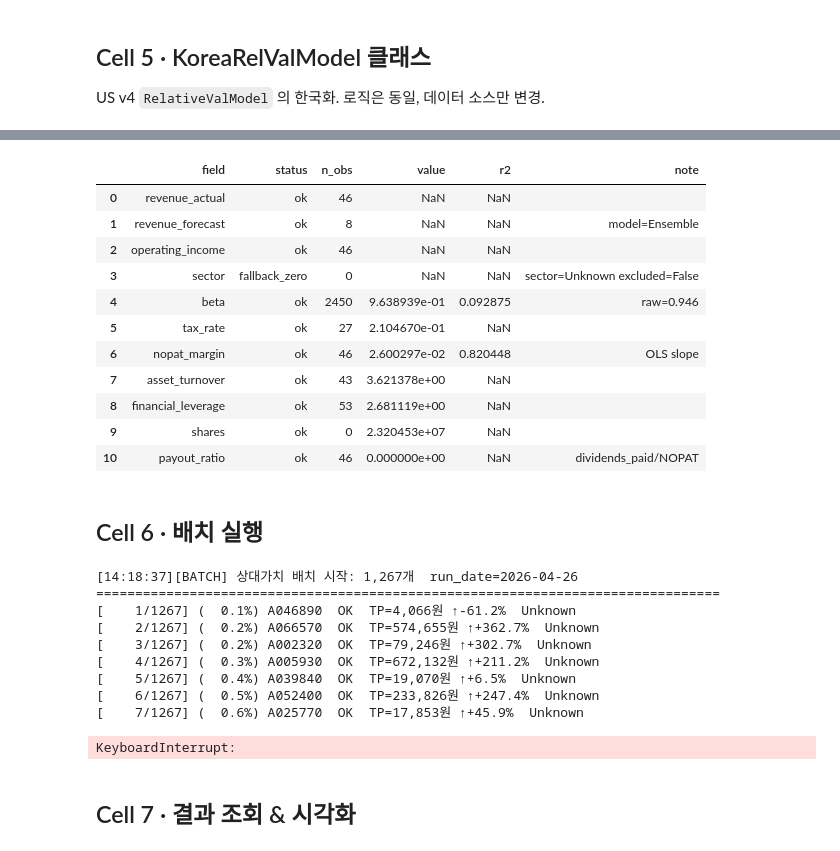
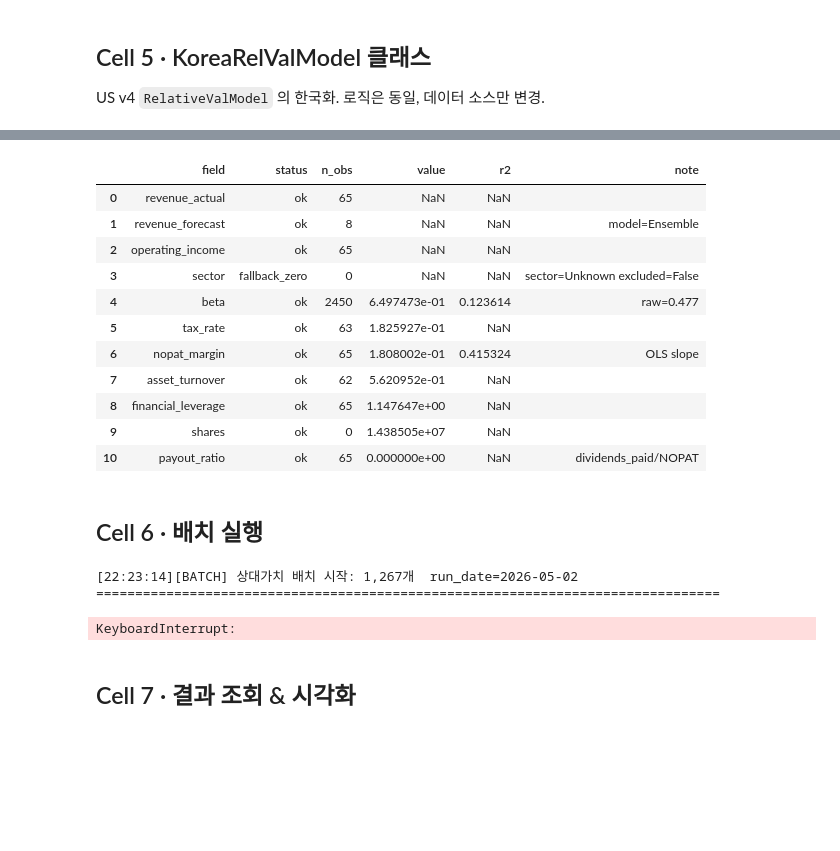
Before and after one commit to stox74/stock_forecast, a Jupyter notebook: Korea_Market/valuation/KR_FCFF_Valuation/korea_relative_valuation_v1.ipynb, the cells around one changed output, grey strips where cells are left out. Cells and saved outputs as stored; diff of their text form; code cells hidden in the pictures; blank space fills up the shorter version.

```diff
--- a/Korea_Market/valuation/KR_FCFF_Valuation/korea_relative_valuation_v1.ipynb
+++ b/Korea_Market/valuation/KR_FCFF_Valuation/korea_relative_valuation_v1.ipynb
@@ -130,7 +130,7 @@ OLS_MIN_SAMPLES     = 12
 WINSORIZE_LIMITS    = (0.05, 0.95)
 
 # 한국 GDP 성장률 (장기 추세)
-GDP_GROWTH = 0.025
+GDP_GROWTH = 0.04
 
 # ── ROE 구간별 g cap (US v4 로직) ──────────────────────────────
 ROE_MID_THRESHOLD  = 0.15
@@ -949,7 +949,7 @@ print(f"     g_cap: 저성장 GDP({GDP_GROWTH:.1%}) | 중성장 min({G_CAP_MID_F
       f"| 고성장 Re×{G_CAP_RE_RATIO}")
 
 # ── 단일 티커 테스트 ─────────────────────────────────────────
-TEST_TICKER = "A124500"
+TEST_TICKER = "A093190"
 print(f"\n[테스트] {TEST_TICKER}")
 _res = process_one_ticker_krv(TEST_TICKER, engine, db_info, RF, E_RM, KOSPI_PX,
                                verbose=True, save_db=False)
@@ -988,15 +988,15 @@ if _res["status"] == "ok":
 |  | field | status | n_obs | value | r2 | note |
-| 0 | revenue_actual | ok | 46 | NaN | NaN |  |
+| 0 | revenue_actual | ok | 65 | NaN | NaN |  |
 | 1 | revenue_forecast | ok | 8 | NaN | NaN | model=Ensemble |
-| 2 | operating_income | ok | 46 | NaN | NaN |  |
+| 2 | operating_income | ok | 65 | NaN | NaN |  |
 | 3 | sector | fallback_zero | 0 | NaN | NaN | sector=Unknown excluded=False |
-| 4 | beta | ok | 2450 | 9.638939e-01 | 0.092875 | raw=0.946 |
-| 5 | tax_rate | ok | 27 | 2.104670e-01 | NaN |  |
-| 6 | nopat_margin | ok | 46 | 2.600297e-02 | 0.820448 | OLS slope |
-| 7 | asset_turnover | ok | 43 | 3.621378e+00 | NaN |  |
-| 8 | financial_leverage | ok | 53 | 2.681119e+00 | NaN |  |
-| 9 | shares | ok | 0 | 2.320453e+07 | NaN |  |
-| 10 | payout_ratio | ok | 46 | 0.000000e+00 | NaN | dividends_paid/NOPAT |
+| 4 | beta | ok | 2450 | 6.497473e-01 | 0.123614 | raw=0.477 |
+| 5 | tax_rate | ok | 63 | 1.825927e-01 | NaN |  |
+| 6 | nopat_margin | ok | 65 | 1.808002e-01 | 0.415324 | OLS slope |
+| 7 | asset_turnover | ok | 62 | 5.620952e-01 | NaN |  |
+| 8 | financial_leverage | ok | 65 | 1.147647e+00 | NaN |  |
+| 9 | shares | ok | 0 | 1.438505e+07 | NaN |  |
+| 10 | payout_ratio | ok | 65 | 0.000000e+00 | NaN | dividends_paid/NOPAT |
 # %% [markdown]
 ## Cell 6 · 배치 실행
 # %%
@@ -1070,15 +1070,8 @@ if results:
     print("\n[상위 업사이드 — 비제외 종목 TOP 20]")
     display(ok_summary.head(20))
 # %% [output]
-[14:18:37][BATCH] 상대가치 배치 시작: 1,267개  run_date=2026-04-26
+[22:23:14][BATCH] 상대가치 배치 시작: 1,267개  run_date=2026-05-02
 ================================================================================
-[    1/1267] (  0.1%) A046890  OK  TP=4,066원 ↑-61.2%  Unknown
-[    2/1267] (  0.2%) A066570  OK  TP=574,655원 ↑+362.7%  Unknown
-[    3/1267] (  0.2%) A002320  OK  TP=79,246원 ↑+302.7%  Unknown
-[    4/1267] (  0.3%) A005930  OK  TP=672,132원 ↑+211.2%  Unknown
-[    5/1267] (  0.4%) A039840  OK  TP=19,070원 ↑+6.5%  Unknown
-[    6/1267] (  0.5%) A052400  OK  TP=233,826원 ↑+247.4%  Unknown
-[    7/1267] (  0.6%) A025770  OK  TP=17,853원 ↑+45.9%  Unknown
 KeyboardInterrupt:
 # %% [markdown]
 ## Cell 7 · 결과 조회 & 시각화
```
Also changed, not shown: parts of 5 cells of this notebook, 12 other files.
